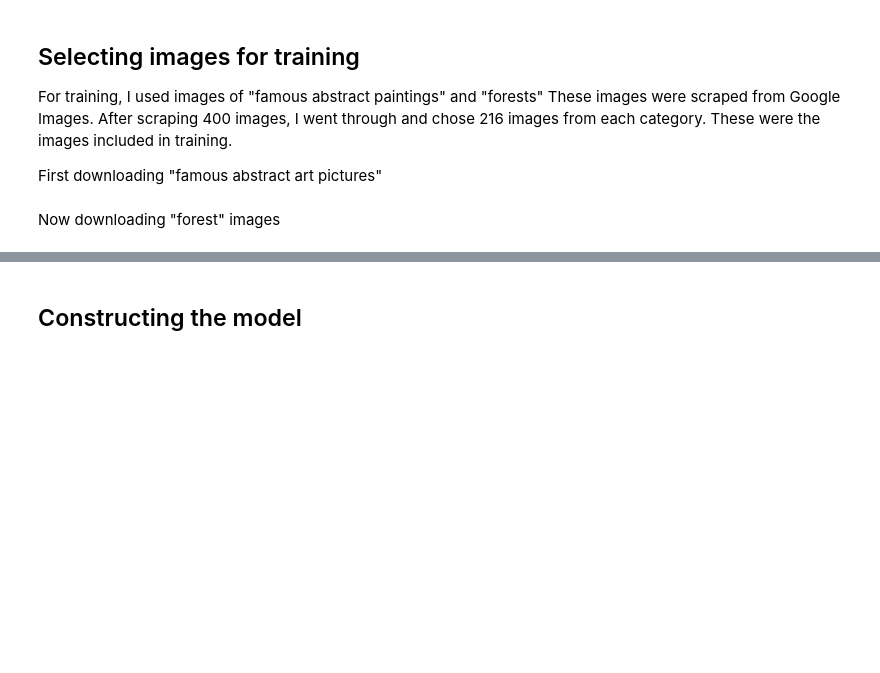
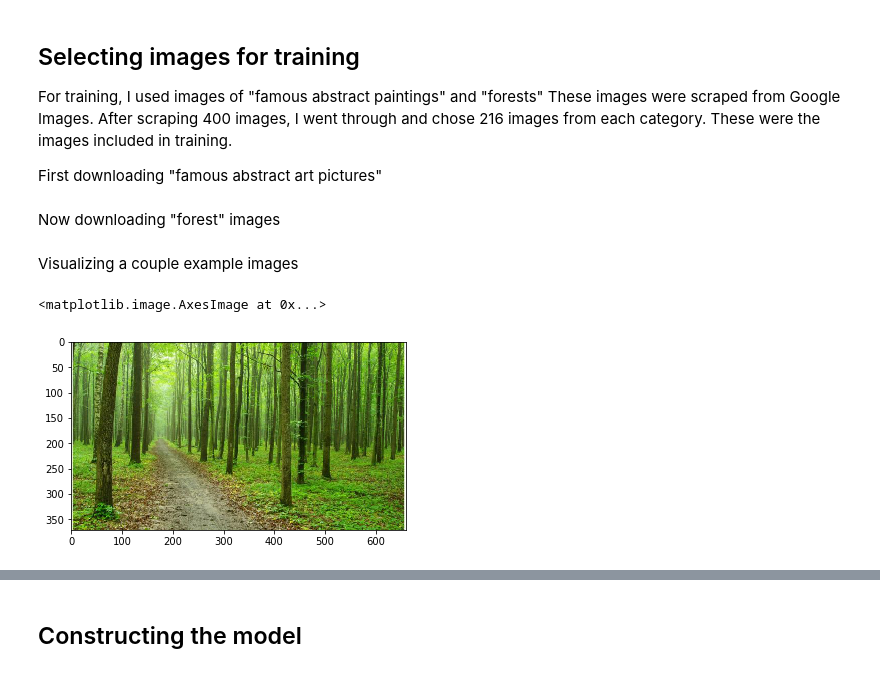
Before and after one commit to zachmonge/cyclegan_forest_abstract_art_Duke_zm, a Jupyter notebook: cyclegan_forest_abstract_art_Duke_zm.ipynb, the cells around one changed output, grey strips where cells are left out. Drawn from its saved outputs; the diff is of its cells as text; code cells hidden in the pictures; blank space fills up the shorter version.

```diff
--- a/cyclegan_forest_abstract_art_Duke_zm.ipynb
+++ b/cyclegan_forest_abstract_art_Duke_zm.ipynb
@@ -46,3 +46,13 @@ arguments = {"keywords":"forest","limit":400,"output_directory":"C:\\Users\\zach
 
 #passing the arguments to the function
 paths = response.download(arguments)
+# %% [markdown]
+Visualizing a couple example images
+# %%
+forest_PATH = Path('data/forest_painting/trainA/')
+painting_PATH = Path('data/forest_painting/trainB/')
+# %%
+plt.imshow(plt.imread((forest_PATH/'2. _101542074_gettyimages-956391468.jpg')))
+# %% [output]
+<matplotlib.image.AxesImage at 0x...>
+[figure, added]
```
Also changed, not shown: parts of 1 cell of this notebook.
